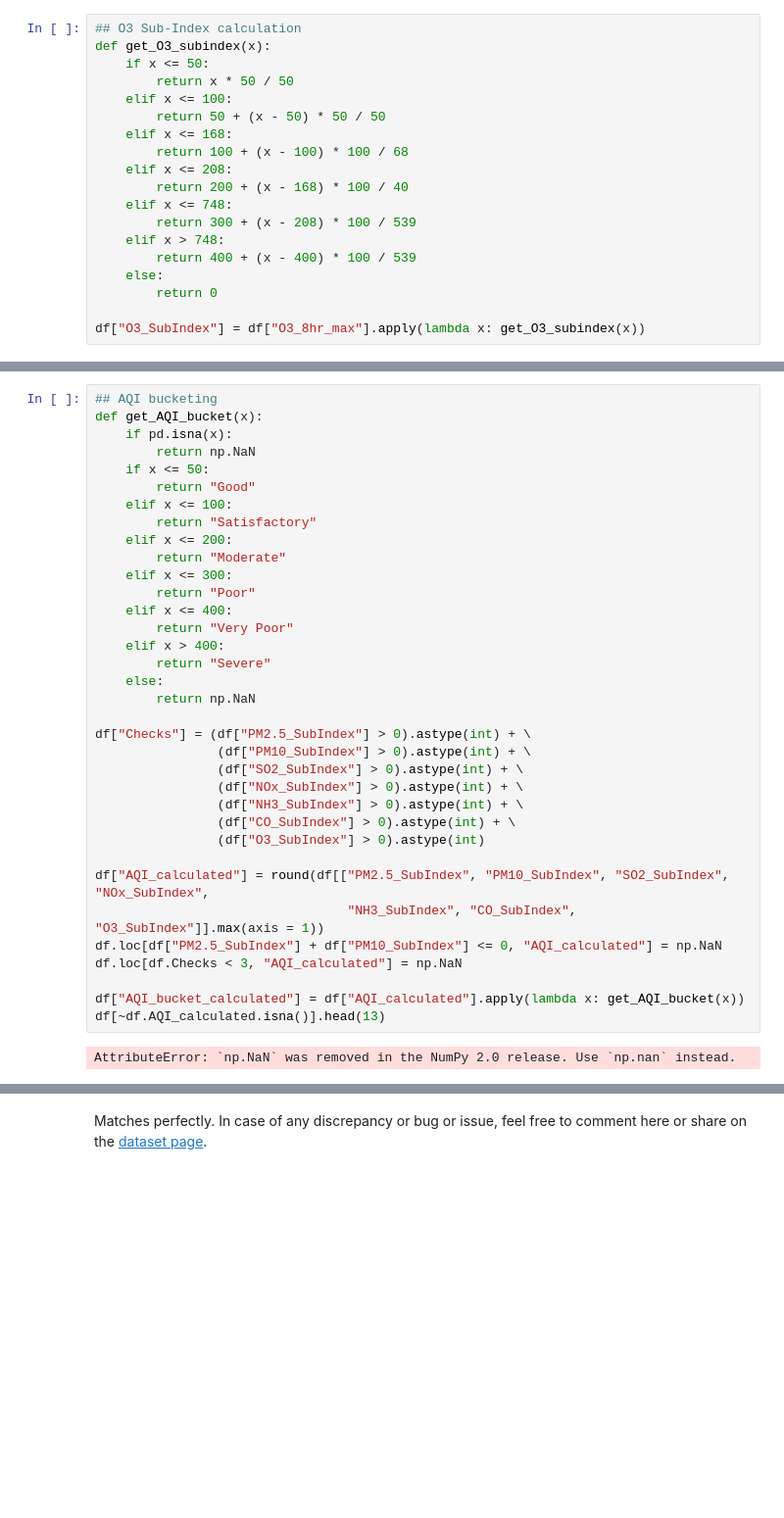
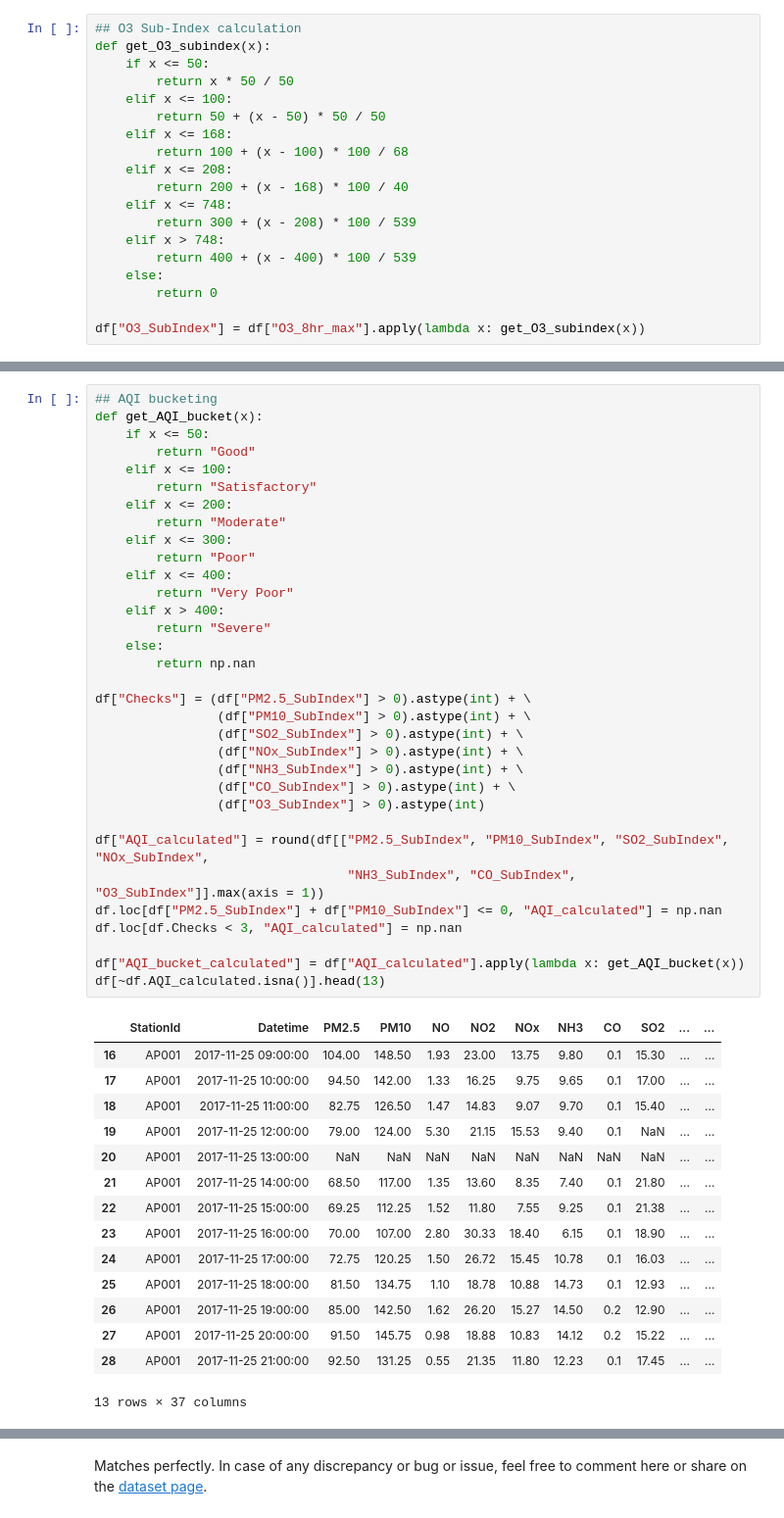
Before and after one commit to dmohylov/snn-aqi-predictor-demo, a Jupyter notebook: calculating-aqi-with-snn.ipynb, the cells around one changed output, grey strips where cells are left out. Shown at 98% size. Saved outputs shown, nothing was run; the diff lists cells and outputs as text; blank space fills up the shorter version.

```diff
--- a/calculating-aqi-with-snn.ipynb
+++ b/calculating-aqi-with-snn.ipynb
@@ -212,40 +212,52 @@ The pre-defined buckets of AQI are as follows:
 # %%
 ## AQI bucketing
 def get_AQI_bucket(x):
-    if pd.isna(x):
-        return np.NaN
     if x <= 50:
         return "Good"
     elif x <= 100:
         return "Satisfactory"
     elif x <= 200:
         return "Moderate"
     elif x <= 300:
         return "Poor"
     elif x <= 400:
         return "Very Poor"
     elif x > 400:
         return "Severe"
     else:
-        return np.NaN
+        return np.nan
 
 df["Checks"] = (df["PM2.5_SubIndex"] > 0).astype(int) + \
                 (df["PM10_SubIndex"] > 0).astype(int) + \
                 (df["SO2_SubIndex"] > 0).astype(int) + \
                 (df["NOx_SubIndex"] > 0).astype(int) + \
                 (df["NH3_SubIndex"] > 0).astype(int) + \
                 (df["CO_SubIndex"] > 0).astype(int) + \
                 (df["O3_SubIndex"] > 0).astype(int)
 
 df["AQI_calculated"] = round(df[["PM2.5_SubIndex", "PM10_SubIndex", "SO2_SubIndex", "NOx_SubIndex",
                                  "NH3_SubIndex", "CO_SubIndex", "O3_SubIndex"]].max(axis = 1))
-df.loc[df["PM2.5_SubIndex"] + df["PM10_SubIndex"] <= 0, "AQI_calculated"] = np.NaN
-df.loc[df.Checks < 3, "AQI_calculated"] = np.NaN
+df.loc[df["PM2.5_SubIndex"] + df["PM10_SubIndex"] <= 0, "AQI_calculated"] = np.nan
+df.loc[df.Checks < 3, "AQI_calculated"] = np.nan
 
 df["AQI_bucket_calculated"] = df["AQI_calculated"].apply(lambda x: get_AQI_bucket(x))
 df[~df.AQI_calculated.isna()].head(13)
 # %% [output]
+|  | StationId | Datetime | PM2.5 | PM10 | NO | NO2 | NOx | NH3 | CO | SO2 | ... | ... |
+| 16 | AP001 | 2017-11-25 09:00:00 | 104.00 | 148.50 | 1.93 | 23.00 | 13.75 | 9.80 | 0.1 | 15.30 | ... | ... |
+| 17 | AP001 | 2017-11-25 10:00:00 | 94.50 | 142.00 | 1.33 | 16.25 | 9.75 | 9.65 | 0.1 | 17.00 | ... | ... |
+| 18 | AP001 | 2017-11-25 11:00:00 | 82.75 | 126.50 | 1.47 | 14.83 | 9.07 | 9.70 | 0.1 | 15.40 | ... | ... |
+| 19 | AP001 | 2017-11-25 12:00:00 | 79.00 | 124.00 | 5.30 | 21.15 | 15.53 | 9.40 | 0.1 | NaN | ... | ... |
+| 20 | AP001 | 2017-11-25 13:00:00 | NaN | NaN | NaN | NaN | NaN | NaN | NaN | NaN | ... | ... |
+| 21 | AP001 | 2017-11-25 14:00:00 | 68.50 | 117.00 | 1.35 | 13.60 | 8.35 | 7.40 | 0.1 | 21.80 | ... | ... |
+| 22 | AP001 | 2017-11-25 15:00:00 | 69.25 | 112.25 | 1.52 | 11.80 | 7.55 | 9.25 | 0.1 | 21.38 | ... | ... |
+| 23 | AP001 | 2017-11-25 16:00:00 | 70.00 | 107.00 | 2.80 | 30.33 | 18.40 | 6.15 | 0.1 | 18.90 | ... | ... |
+| 24 | AP001 | 2017-11-25 17:00:00 | 72.75 | 120.25 | 1.50 | 26.72 | 15.45 | 10.78 | 0.1 | 16.03 | ... | ... |
+| 25 | AP001 | 2017-11-25 18:00:00 | 81.50 | 134.75 | 1.10 | 18.78 | 10.88 | 14.73 | 0.1 | 12.93 | ... | ... |
+| 26 | AP001 | 2017-11-25 19:00:00 | 85.00 | 142.50 | 1.62 | 26.20 | 15.27 | 14.50 | 0.2 | 12.90 | ... | ... |
+| 27 | AP001 | 2017-11-25 20:00:00 | 91.50 | 145.75 | 0.98 | 18.88 | 10.83 | 14.12 | 0.2 | 15.22 | ... | ... |
+| 28 | AP001 | 2017-11-25 21:00:00 | 92.50 | 131.25 | 0.55 | 21.35 | 11.80 | 12.23 | 0.1 | 17.45 | ... | ... |
-AttributeError: `np.NaN` was removed in the NumPy 2.0 release. Use `np.nan` instead.
+13 rows × 37 columns
 # %%
 df[~df.AQI_calculated.isna()].AQI_bucket_calculated.value_counts()
 # %% [output]
```
Also changed, not shown: parts of 5 cells of this notebook.
